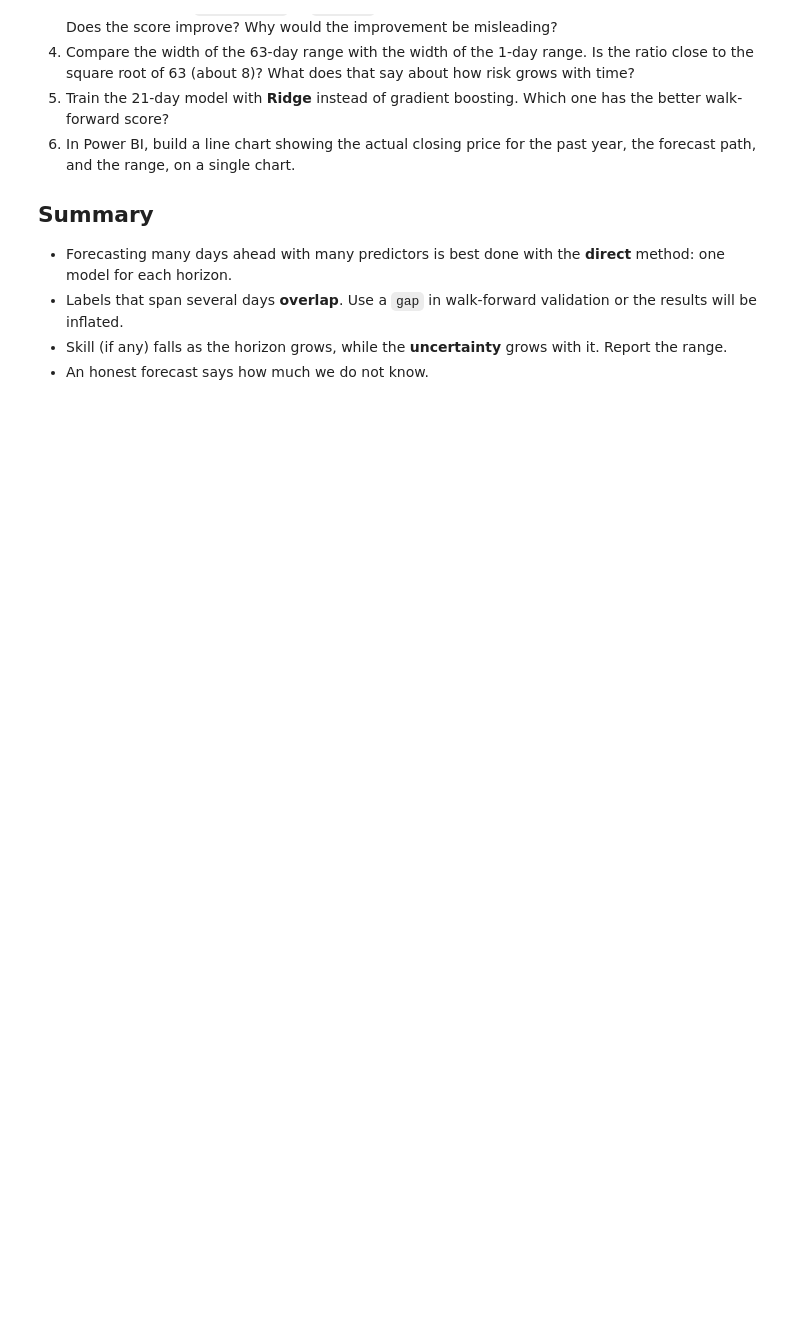
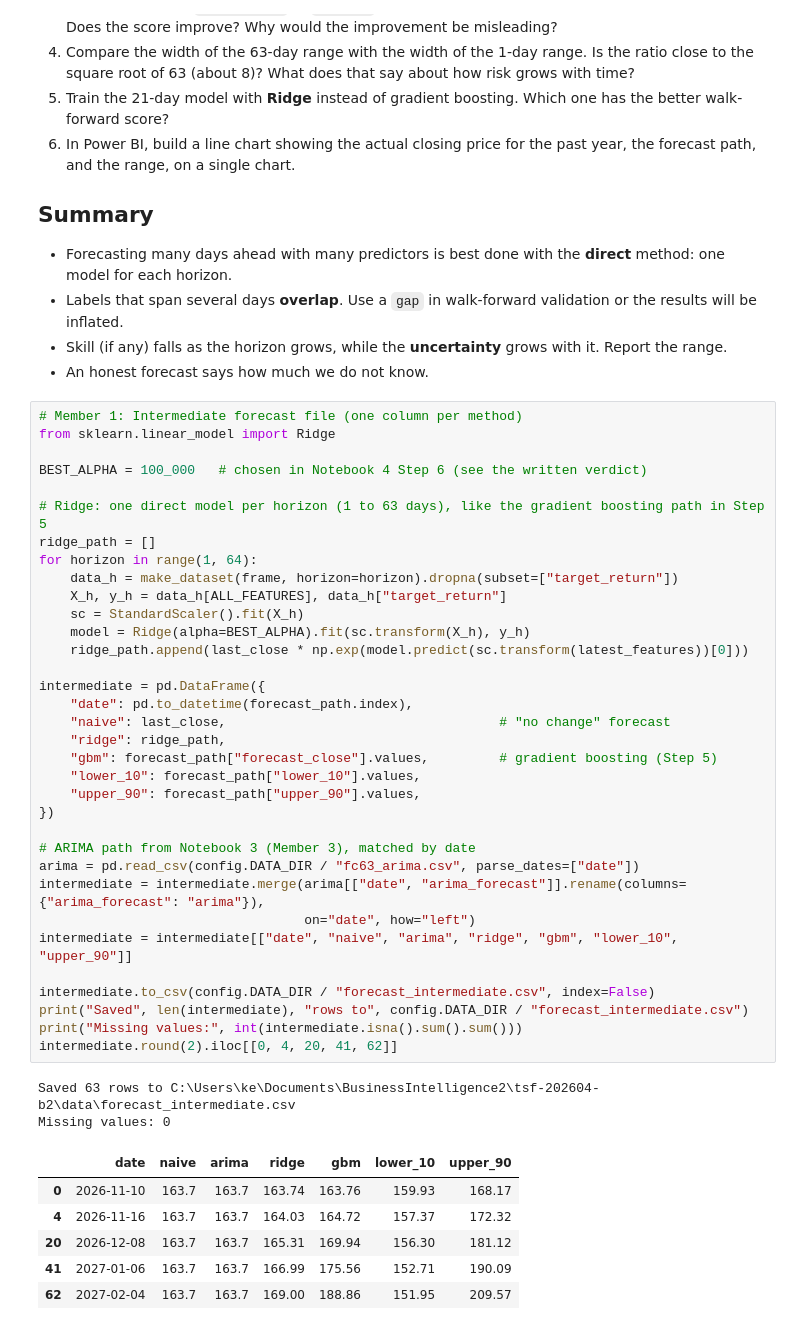
Before and after one commit to BI-course/tsf-202604-b2, a Jupyter notebook: 7_multi_horizon_forecast_and_power_bi_export.ipynb, the cells around one changed output. Cells and saved outputs as stored; diff of their text form; blank space fills up the shorter version.

Commit message:
Member 1: forecast_intermediate.csv in Notebook 7

```diff
--- a/7_multi_horizon_forecast_and_power_bi_export.ipynb
+++ b/7_multi_horizon_forecast_and_power_bi_export.ipynb
@@ -357,3 +357,46 @@ print(f"1-day empirical coverage: {cov_1d:.2%} (nominal target: 80.00%)")
 - Labels that span several days **overlap**. Use a `gap` in walk-forward validation or the results will be inflated.
 - Skill (if any) falls as the horizon grows, while the **uncertainty** grows with it. Report the range.
 - An honest forecast says how much we do not know.
+# %%
+# Member 1: Intermediate forecast file (one column per method)
+from sklearn.linear_model import Ridge
+
+BEST_ALPHA = 100_000   # chosen in Notebook 4 Step 6 (see the written verdict)
+
+# Ridge: one direct model per horizon (1 to 63 days), like the gradient boosting path in Step 5
+ridge_path = []
+for horizon in range(1, 64):
+    data_h = make_dataset(frame, horizon=horizon).dropna(subset=["target_return"])
+    X_h, y_h = data_h[ALL_FEATURES], data_h["target_return"]
+    sc = StandardScaler().fit(X_h)
+    model = Ridge(alpha=BEST_ALPHA).fit(sc.transform(X_h), y_h)
+    ridge_path.append(last_close * np.exp(model.predict(sc.transform(latest_features))[0]))
+
+intermediate = pd.DataFrame({
+    "date": pd.to_datetime(forecast_path.index),
+    "naive": last_close,                                   # "no change" forecast
+    "ridge": ridge_path,
+    "gbm": forecast_path["forecast_close"].values,         # gradient boosting (Step 5)
+    "lower_10": forecast_path["lower_10"].values,
+    "upper_90": forecast_path["upper_90"].values,
+})
+
+# ARIMA path from Notebook 3 (Member 3), matched by date
+arima = pd.read_csv(config.DATA_DIR / "fc63_arima.csv", parse_dates=["date"])
+intermediate = intermediate.merge(arima[["date", "arima_forecast"]].rename(columns={"arima_forecast": "arima"}),
+                                  on="date", how="left")
+intermediate = intermediate[["date", "naive", "arima", "ridge", "gbm", "lower_10", "upper_90"]]
+
+intermediate.to_csv(config.DATA_DIR / "forecast_intermediate.csv", index=False)
+print("Saved", len(intermediate), "rows to", config.DATA_DIR / "forecast_intermediate.csv")
+print("Missing values:", int(intermediate.isna().sum().sum()))
+intermediate.round(2).iloc[[0, 4, 20, 41, 62]]
+# %% [output]
+Saved 63 rows to C:\Users\ke\Documents\BusinessIntelligence2\tsf-202604-b2\data\forecast_intermediate.csv
+Missing values: 0
+|  | date | naive | arima | ridge | gbm | lower_10 | upper_90 |
+| 0 | 2026-11-10 | 163.7 | 163.7 | 163.74 | 163.76 | 159.93 | 168.17 |
+| 4 | 2026-11-16 | 163.7 | 163.7 | 164.03 | 164.72 | 157.37 | 172.32 |
+| 20 | 2026-12-08 | 163.7 | 163.7 | 165.31 | 169.94 | 156.30 | 181.12 |
+| 41 | 2027-01-06 | 163.7 | 163.7 | 166.99 | 175.56 | 152.71 | 190.09 |
+| 62 | 2027-02-04 | 163.7 | 163.7 | 169.00 | 188.86 | 151.95 | 209.57 |
```
Also changed, not shown: parts of 5 cells of this notebook, 1 other file.
